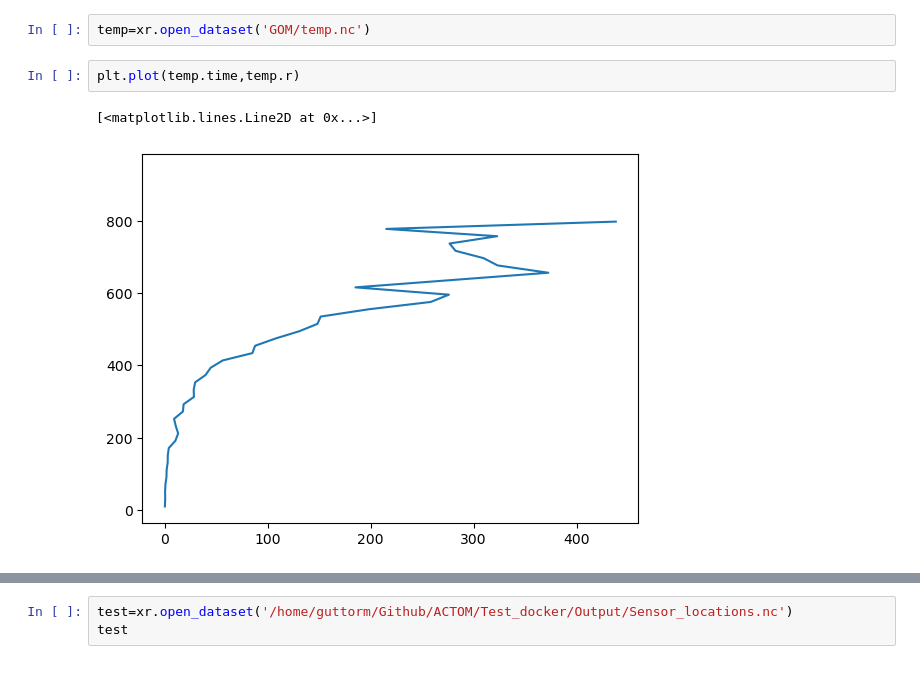
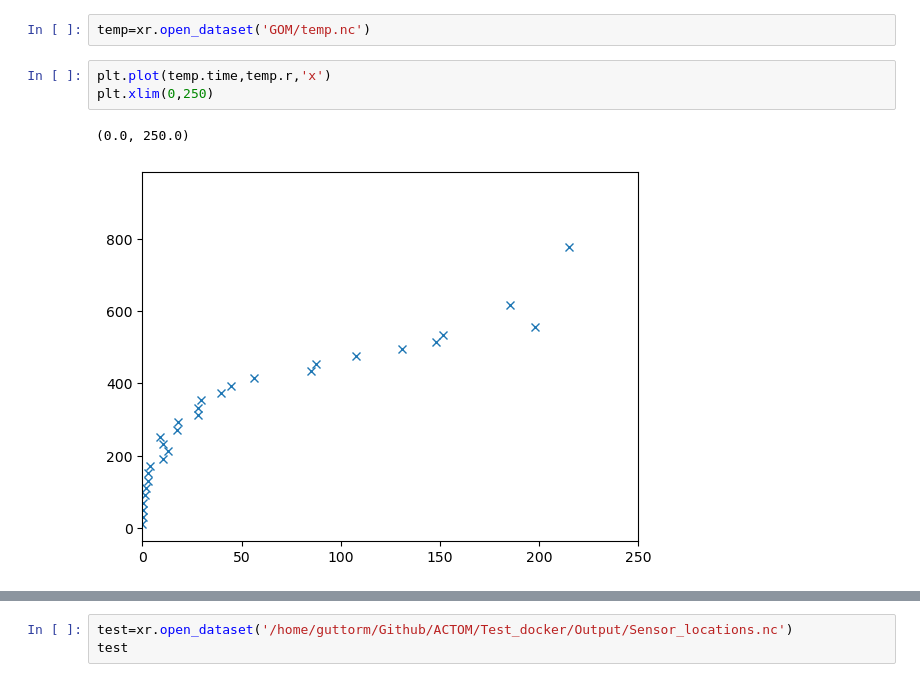
Before and after one commit to galendal/ACTOM_sites, a Jupyter notebook: particle_swarm.ipynb, the cells around one changed output, grey strips where cells are left out. Drawn from its saved outputs; the diff is of its cells as text.

```diff
--- a/particle_swarm.ipynb
+++ b/particle_swarm.ipynb
@@ -416,7 +829,8 @@ np.log(cons.mean(dim='time')).plot()
 # %%
 temp=xr.open_dataset('GOM/temp.nc')
 # %%
-plt.plot(temp.time,temp.r)
+plt.plot(temp.time,temp.r,'x')
+plt.xlim(0,250)
 # %% [output]
-[<matplotlib.lines.Line2D at 0x...>]
+(0.0, 250.0)
-[figure, old version]
+[figure, new version]
```
Also changed, not shown: parts of 66 cells of this notebook, 1 other file.
